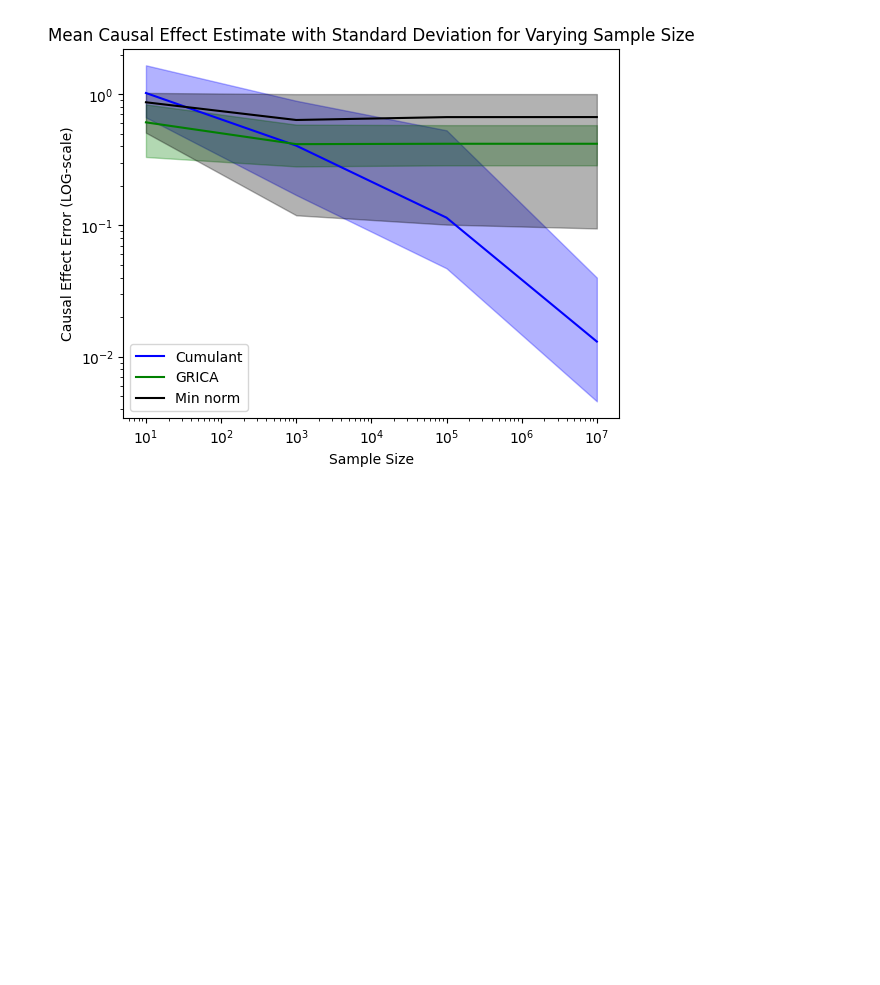
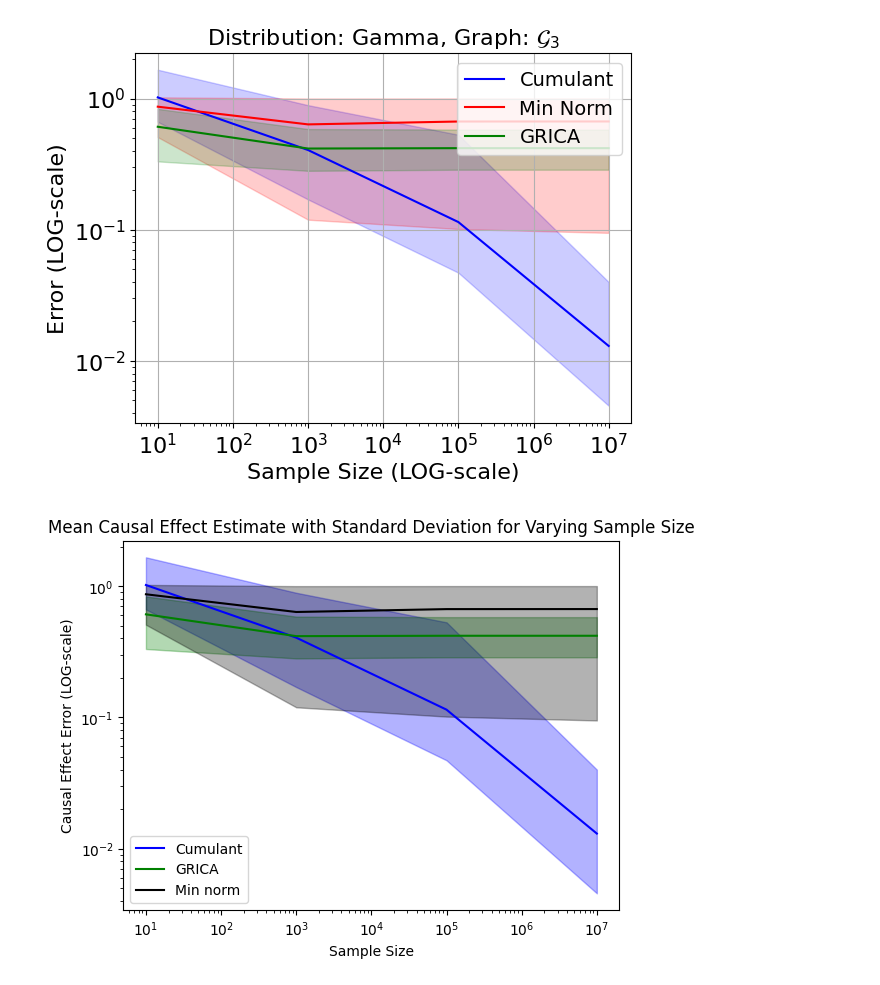
Before and after one commit to danieletramontano/CEId-from-Moments, a Jupyter notebook: iv_simulations.ipynb, the cells around one changed output. Drawn from its saved outputs; the diff is of its cells as text; code cells hidden in the pictures; blank space fills up the shorter version.

Commit message:
- iv figure

```diff
--- a/iv_simulations.ipynb
+++ b/iv_simulations.ipynb
@@ -126,6 +126,75 @@ def add_grica_exp(results_df):
 results_df = add_grica_exp(results_df)
 # %%
 results_df.to_csv('Data/iv_with_2_treatments.csv', index=False)
+# %%
+results_df = pd.read_csv('Data/iv_with_2_treatments.csv')
+# %%
+import matplotlib.pyplot as plt
+
+results_df["Cumulant Error 1"] = np.abs((results_df['Causal Effect Estimate 1 (Cumulant)'] - results_df["True Effect 1"])/results_df["True Effect 1"])  # Calculate the error
+results_df["Cumulant Error 2"] = np.abs((results_df['Causal Effect Estimate 2 (Cumulant)'] - results_df["True Effect 2"])/results_df["True Effect 2"])  # Calculate the error
+results_df["Cumulant Error"] = np.mean([results_df["Cumulant Error 1"], results_df["Cumulant Error 2"]], axis=0)
+
+results_df["Min Norm Error 1"] = np.abs((results_df['Causal Effect Estimate 1 (Min Norm)'] - results_df["True Effect 1"])/results_df["True Effect 1"])  # Calculate the error
+results_df["Min Norm Error 2"] = np.abs((results_df['Causal Effect Estimate 2 (Min Norm)'] - results_df["True Effect 2"])/results_df["True Effect 2"])  # Calculate the error
+results_df["Min Norm Error"] = np.mean([results_df["Min Norm Error 1"], results_df["Min Norm Error 2"]], axis=0)
+
+results_df["GRICA Error 1"] = np.abs((results_df['GRICA Effect Estimate 1'] - results_df["True Effect 1"])/results_df["True Effect 1"])  # Calculate the error
+results_df["GRICA Error 2"] = np.abs((results_df['GRICA Effect Estimate 2'] - results_df["True Effect 2"])/results_df["True Effect 2"])  # Calculate the error
+results_df["GRICA Error"] = np.mean([results_df["GRICA Error 1"], results_df["GRICA Error 2"]], axis=0)
+
+
+# Group the results by sample size and calculate the mean
+median_results = results_df.groupby('Sample Size').median()
+quantile_results = results_df.groupby('Sample Size').quantile(0.25)
+quantile_results2 = results_df.groupby('Sample Size').quantile(0.75)
+
+SMALL_SIZE = 8
+MEDIUM_SIZE = 14
+BIGGER_SIZE = 16
+
+plt.rc('font', size=BIGGER_SIZE)
+plt.rc('axes', titlesize=BIGGER_SIZE)
+plt.rc('axes', labelsize=BIGGER_SIZE)
+plt.rc('xtick', labelsize=BIGGER_SIZE)
+plt.rc('ytick', labelsize=BIGGER_SIZE)
+plt.rc('legend', fontsize=MEDIUM_SIZE)
+plt.rc('figure', titlesize=BIGGER_SIZE)
+
+# Plot the results
+
+# Plot the mean results
+plt.yscale('log')
+plt.xscale('log')
+plt.plot(median_results.index, median_results["Cumulant Error"],
+         label='Cumulant',
+         color = "blue")
+
+plt.fill_between(median_results.index, quantile_results["Cumulant Error"], quantile_results2["Cumulant Error"], alpha=0.2, color = "blue")
+
+plt.plot(median_results.index, median_results["Min Norm Error"],
+            label='Min Norm',
+            color = "red")
+
+plt.fill_between(median_results.index, quantile_results["Min Norm Error"], quantile_results2["Min Norm Error"], alpha=0.2, color = "red")
+
+plt.plot(median_results.index, median_results["GRICA Error"],
+            label='GRICA',
+            color = "green")
+
+plt.fill_between(median_results.index, quantile_results["GRICA Error"], quantile_results2["GRICA Error"], alpha=0.2, color = "green")
+
+
+plt.xlabel('Sample Size (LOG-scale)')
+plt.ylabel('Error (LOG-scale)')
+plt.title(f"Distribution: Gamma, Graph: $\mathcal{{G}}_3$")
+plt.legend()
+plt.legend(loc="upper right")
+plt.grid()
+plt.savefig("Figures/gamma_iv_samples_vs_err.png", bbox_inches="tight")
+plt.show()
+# %% [output]
+[figure, added]
 # %%
 import matplotlib.pyplot as plt
 
```
Also changed, not shown: parts of 1 cell of this notebook, 1 other file.
